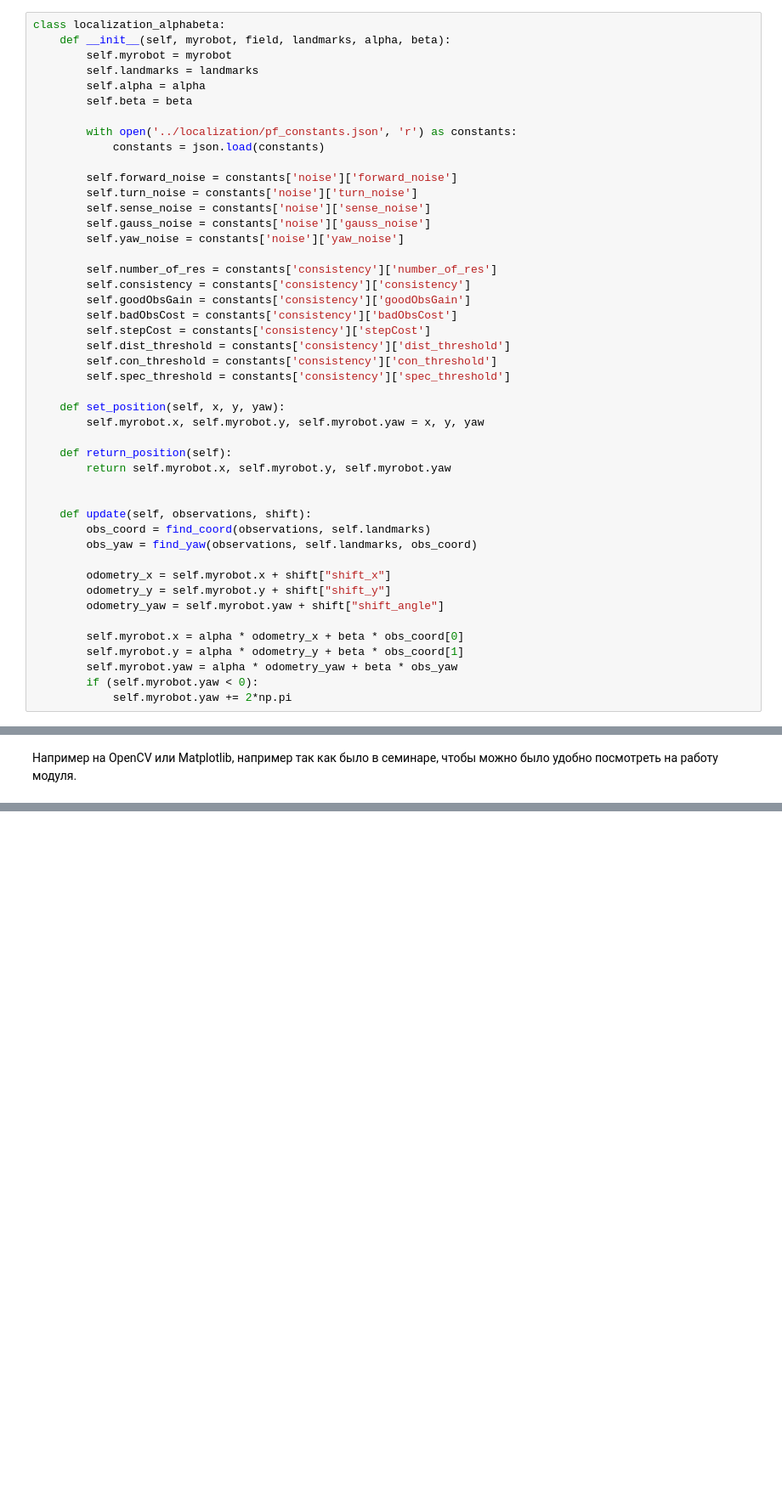
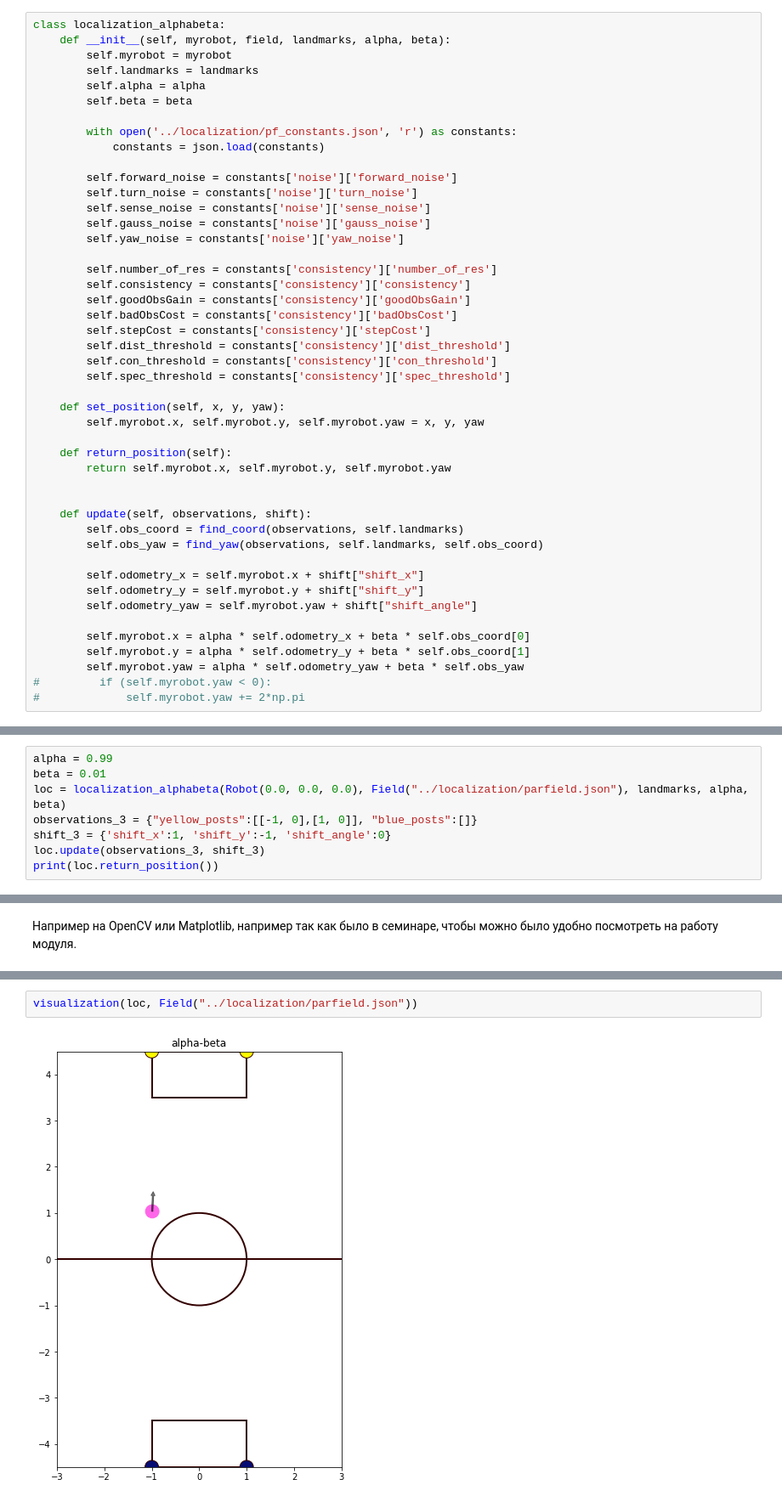
Before and after one commit to ivan-shargin/cvr_course, a Jupyter notebook: notebooks/localization_hw8.ipynb, the cells around one changed output, grey strips where cells are left out. Shown at 85% size. Saved outputs shown, nothing was run; the diff lists cells and outputs as text; blank space fills up the shorter version.

```diff
--- a/notebooks/localization_hw8.ipynb
+++ b/notebooks/localization_hw8.ipynb
@@ -163,15 +163,15 @@ class localization_alphabeta:
 
 
     def update(self, observations, shift):
-        obs_coord = find_coord(observations, self.landmarks)
-        obs_yaw = find_yaw(observations, self.landmarks, obs_coord)
+        self.obs_coord = find_coord(observations, self.landmarks)
+        self.obs_yaw = find_yaw(observations, self.landmarks, self.obs_coord)
 
-        odometry_x = self.myrobot.x + shift["shift_x"]
-        odometry_y = self.myrobot.y + shift["shift_y"]
-        odometry_yaw = self.myrobot.yaw + shift["shift_angle"]
+        self.odometry_x = self.myrobot.x + shift["shift_x"]
+        self.odometry_y = self.myrobot.y + shift["shift_y"]
+        self.odometry_yaw = self.myrobot.yaw + shift["shift_angle"]
 
-        self.myrobot.x = alpha * odometry_x + beta * obs_coord[0]
-        self.myrobot.y = alpha * odometry_y + beta * obs_coord[1]
-        self.myrobot.yaw = alpha * odometry_yaw + beta * obs_yaw
-        if (self.myrobot.yaw < 0):
-            self.myrobot.yaw += 2*np.pi
+        self.myrobot.x = alpha * self.odometry_x + beta * self.obs_coord[0]
+        self.myrobot.y = alpha * self.odometry_y + beta * self.obs_coord[1]
+        self.myrobot.yaw = alpha * self.odometry_yaw + beta * self.obs_yaw
+#         if (self.myrobot.yaw < 0):
+#             self.myrobot.yaw += 2*np.pi
@@ -187,0 +178,8 @@ print(loc.return_position())
+# %%
+alpha = 0.99
+beta = 0.01
+loc = localization_alphabeta(Robot(0.0, 0.0, 0.0), Field("../localization/parfield.json"), landmarks, alpha, beta)
+observations_3 = {"yellow_posts":[[-1, 0],[1, 0]], "blue_posts":[]}
+shift_3 = {'shift_x':1, 'shift_y':-1, 'shift_angle':0}
+loc.update(observations_3, shift_3)
+print(loc.return_position())
@@ -193,0 +246,4 @@ print(loc.return_position())
+# %%
+visualization(loc, Field("../localization/parfield.json"))
+# %% [output]
+[figure, added]
```
Also changed, not shown: parts of 4 cells of this notebook.
